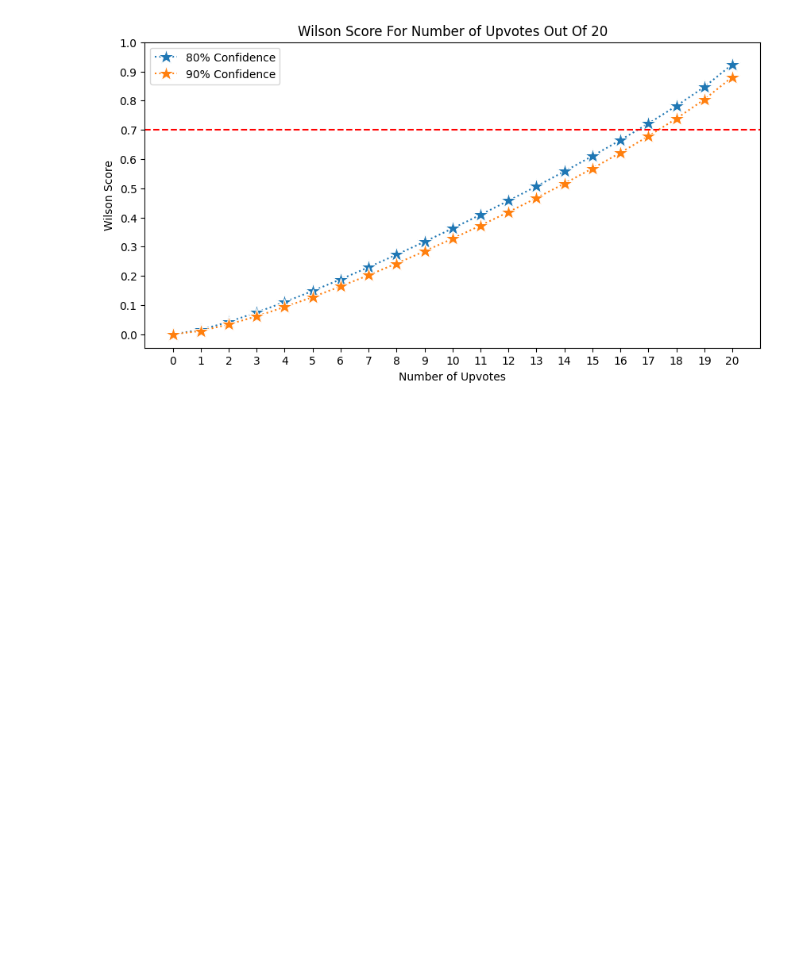
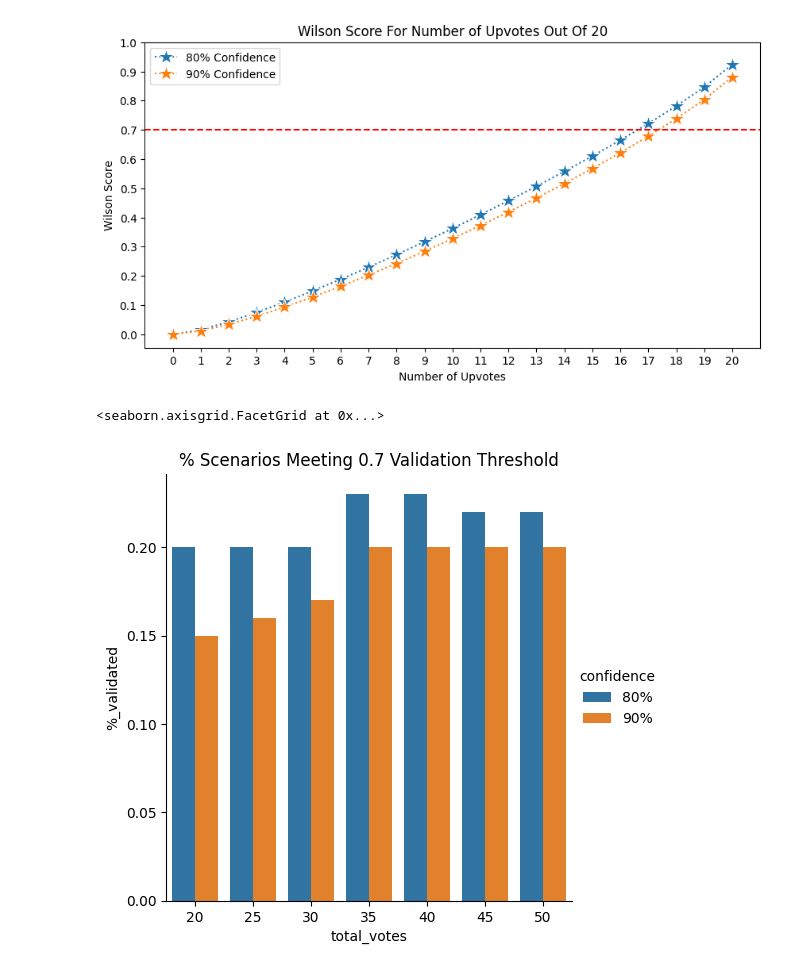
Before and after one commit to aureliobarrios/machine-learning, a Jupyter notebook: notebooks/reddit-algorithm.ipynb, the cells around one changed output. Saved outputs shown, nothing was run; the diff lists cells and outputs as text; code cells hidden in the pictures; blank space fills up the shorter version.

Commit message:
validation algorithm

```diff
--- a/notebooks/reddit-algorithm.ipynb
+++ b/notebooks/reddit-algorithm.ipynb
@@ -86,3 +88,51 @@ ax.legend()
 plt.show()
 # %% [output]
 [figure]
+# %%
+#make a plot of percentage of possible scenarios that meet threshold
+
+#different scenarios of number of needed votes
+vote_scenarios = list(range(20, 55, 5))
+#percentage validated scenarios
+percent_eighty, percent_ninety = [], []
+#loop through different scenarios
+for scenario in vote_scenarios:
+    #keep track of validated resources
+    validated_eighty, validated_ninety = 0, 0
+    #go through all possible combinations of upvotes to downvotes
+    for upvotes in range(scenario + 1):
+        #get the number of downvotes
+        downvotes = scenario - upvotes
+        #get the current 80% confidence score
+        curr_score_eighty = confidence(upvotes, downvotes, 0.80)
+        #get the current 90% confidence score
+        curr_score_ninety = confidence(upvotes, downvotes, 0.90)
+        #check to see if we passed the threshold
+        if curr_score_eighty >= threshold:
+            #increment number of validated resources
+            validated_eighty += 1
+        if curr_score_ninety >= threshold:
+            #increment number of validated resources
+            validated_ninety += 1
+    #append percentage of validated scenarios
+    percent_eighty.append(round(validated_eighty / scenario, 2))
+    percent_ninety.append(round(validated_ninety / scenario, 2))
+# %%
+import pandas as pd
+
+#make a dataframe
+df = pd.DataFrame({
+    "total_votes": vote_scenarios,
+    "80%": percent_eighty,
+    "90%": percent_ninety
+})
+
+#convert dataframe to long format
+dfm = pd.melt(df, id_vars="total_votes", var_name="confidence", value_name="%_validated")
+#plot the results
+g = sns.catplot(x='total_votes', y='%_validated', hue='confidence', data=dfm, kind='bar')
+#set title
+g.set(title=f"% Scenarios Meeting {threshold} Validation Threshold")
+# %% [output]
+<seaborn.axisgrid.FacetGrid at 0x...>
+[figure, added]
```
Also changed, not shown: parts of 4 cells of this notebook.
